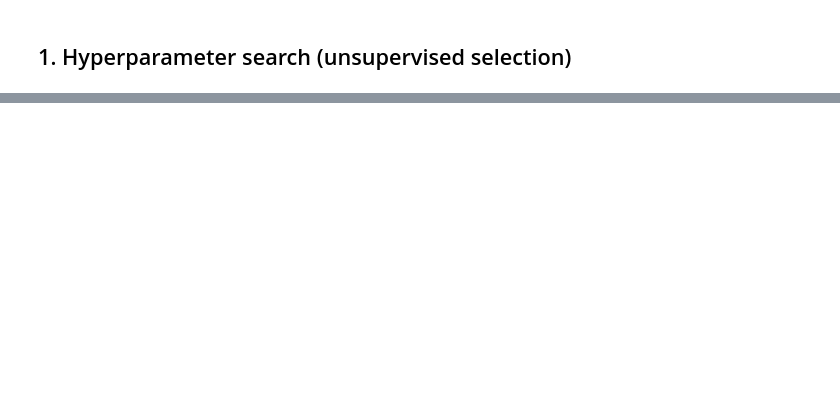
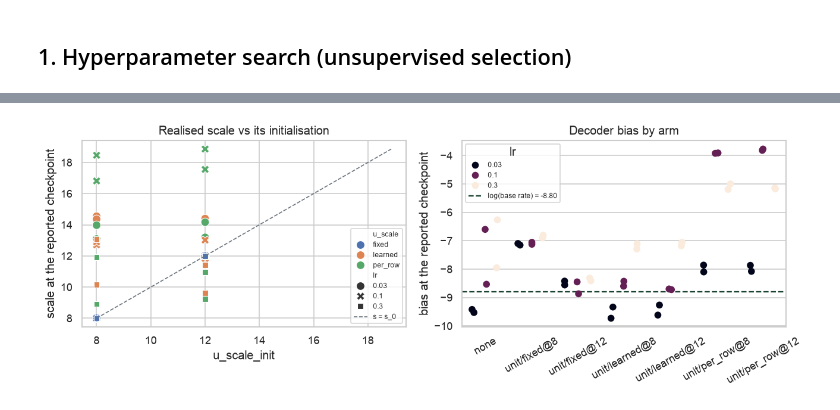
Before and after one commit to kyunghyuncho/flywrite-cell-types, a Jupyter notebook: inspect_sweep_results.ipynb, the cells around one changed output, grey strips where cells are left out. Saved outputs shown, nothing was run; the diff lists cells and outputs as text; code cells hidden in the pictures; blank space fills up the shorter version.

```diff
--- a/inspect_sweep_results.ipynb
+++ b/inspect_sweep_results.ipynb
@@ -210,0 +528,92 @@ Matched-compute bfs_frac=0 control(s):
+# %%
+# Where the scale settles, and where the bias settles. The learned scale is the
+# diagnostic that reports whether the fixed scale was badly chosen: if it converges
+# above every initialisation, the grid did not contain a large enough s. The bias is
+# the only unbounded term left in the decoder, and it should stay near log(base rate)
+# unless the scale is too tight to express the block densities.
+if con.empty:
+    print("no constraint runs: skipping the scale and bias panels")
+else:
+    scaled = con[con["u_scale_value"].notna()] if "u_scale_value" in con.columns else con.iloc[:0]
+    panels = int(not scaled.empty) + int("decoder_bias" in con.columns)
+    if panels == 0:
+        print("neither u_scale_value nor decoder_bias is recorded: skipping")
+    else:
+        fig, axes = plt.subplots(1, panels, figsize=(5.5 * panels, 4.0))
+        axes = np.atleast_1d(axes)
+        i = 0
+        if not scaled.empty:
+            ax = axes[i]
+            i += 1
+            sns.scatterplot(
+                data=scaled, x="u_scale_init", y="u_scale_value",
+                hue="u_scale", style="lr", s=70, ax=ax,
+            )
+            lo = float(min(scaled["u_scale_init"].min(), scaled["u_scale_value"].min()))
+            hi = float(max(scaled["u_scale_init"].max(), scaled["u_scale_value"].max()))
+            ax.plot([lo, hi], [lo, hi], color="#6c757d", ls="--", lw=1.0, label="s = s_0")
+            ax.set_title("Realised scale vs its initialisation")
+            ax.set_xlabel("u_scale_init")
+            ax.set_ylabel("scale at the reported checkpoint")
+            ax.legend(fontsize=7)
+        if "decoder_bias" in con.columns:
+            ax = axes[i]
+            sns.stripplot(
+                data=con.sort_values("lr"), x="arm", y="decoder_bias",
+                hue="lr", dodge=True, palette="rocket", ax=ax, size=7,
+            )
+            try:
+                import scipy.sparse as sp
+
+                a = sp.load_npz("sparse_connectivity_matrix.npz")
+                n = a.shape[0]
+                base_rate = a.nnz / (n * (n - 1))
+                ax.axhline(
+                    np.log(base_rate), color="#1b4332", ls="--", lw=1.4,
+                    label=f"log(base rate) = {np.log(base_rate):.2f}",
+                )
+            except Exception as exc:  # adjacency is optional for plotting
+                print(f"could not compute the base rate ({exc}); bias reference line omitted")
+            ax.set_title("Decoder bias by arm")
+            ax.set_xlabel("")
+            ax.set_ylabel("bias at the reported checkpoint")
+            ax.tick_params(axis="x", rotation=30)
+            ax.legend(fontsize=7, title="lr")
+        plt.tight_layout()
+        plt.show()
+
+    if not scaled.empty:
+        learned = scaled[scaled["u_scale"] == "learned"]
+        if not learned.empty:
+            inits = ", ".join(f"{v:g}" for v in sorted(learned["u_scale_init"].unique()))
+            print(f"learned scale at the reported checkpoint, from initialisations {inits}:")
+            for lr, sub in learned.groupby("lr"):
+                print(
+                    f"  lr={lr:g}: {sub['u_scale_value'].min():.2f}–"
+                    f"{sub['u_scale_value'].max():.2f} over {len(sub)} run(s)"
+                )
+            best_fixed = con[con["u_scale"] == "fixed"].sort_values("val_metric").tail(1)
+            if not best_fixed.empty:
+                lr_best = float(best_fixed["lr"].iloc[0])
+                at_lr = learned[learned["lr"] == lr_best]["u_scale_value"]
+                print(
+                    "best fixed scale by held-out likelihood: "
+                    f"s={best_fixed['u_scale_init'].iloc[0]:g} at lr={lr_best:g}"
+                    + (
+                        f", where the learned scale converges to "
+                        f"{at_lr.min():.2f}–{at_lr.max():.2f}: fixed scales above "
+                        f"{best_fixed['u_scale_init'].iloc[0]:g} are untested"
+                        if not at_lr.empty
+                        else ""
+                    )
+                )
+        display(
+            scaled.groupby(["u_scale", "u_scale_init", "lr"])[
+                [c for c in ["u_scale_value", "u_scale_value_max", "decoder_bias",
+                             "max_abs_train_logit", "gt_hungarian"] if c in scaled.columns]
+            ]
+            .mean()
+            .round(3)
+        )
+# %% [output]
+[figure, added]
```
Also changed, not shown: parts of 12 cells of this notebook, 1 other file.
